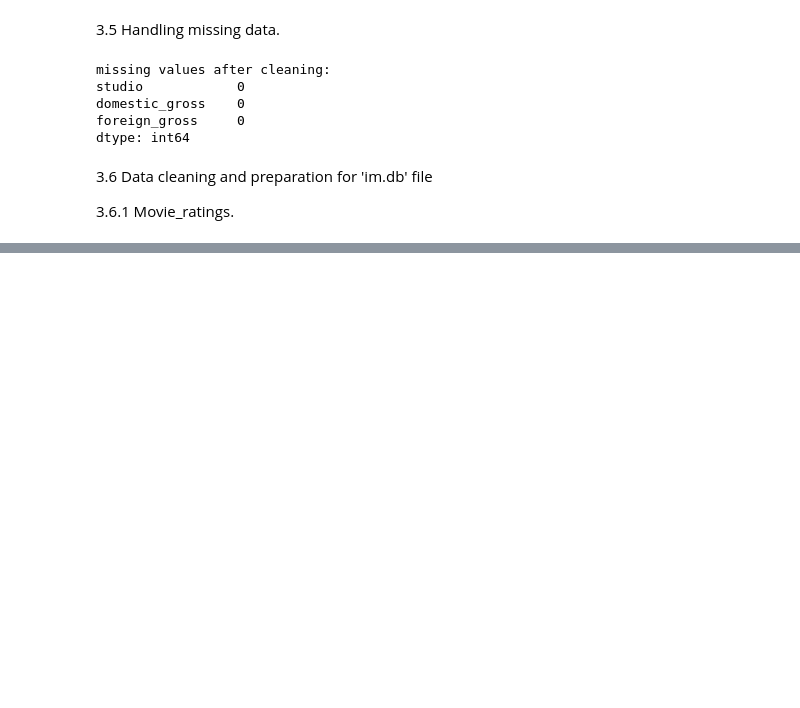
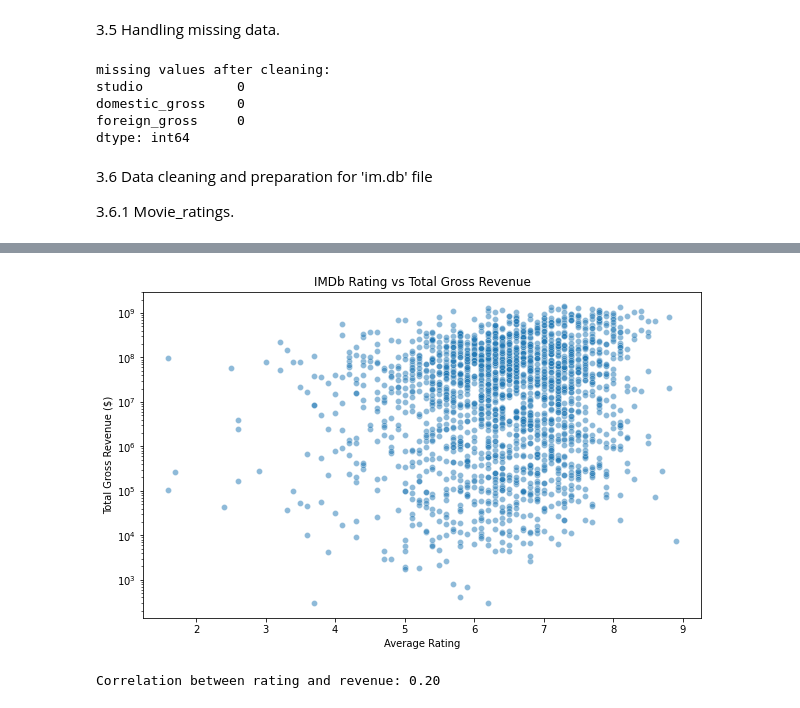
Before and after one commit to Dc-qwerty/Group-4-phase-2-project, a Jupyter notebook: newmoviestudio.ipynb, the cells around one changed output, grey strips where cells are left out. Drawn from its saved outputs; the diff is of its cells as text; code cells hidden in the pictures; blank space fills up the shorter version.

```diff
--- a/newmoviestudio.ipynb
+++ b/newmoviestudio.ipynb
@@ -497,0 +617,3 @@ Error:
+# %%
+# Load cleaned box office data
+bom_movies = pd.read_csv('Data_Folder/cleaned_bom_movie_gross.csv')
@@ -497,0 +644,7 @@ Error:
+# %%
+# Drop unnecessary columns and duplicates
+merged_data = merged_data.drop(columns=['clean_title', 'title', 'year'])
+merged_data = merged_data.drop_duplicates(subset=['movie_id'])
+
+print("Shape of final merged dataset:", merged_data.shape)
+print("\nColumns in final dataset:", merged_data.columns.tolist())
@@ -497,0 +862,8 @@ Error:
+# %%
+# Create rating tiers
+rating_data = merged_data.copy()
+rating_data['rating_tier'] = pd.cut(
+    rating_data['averagerating'],
+    bins=[0,5,6,7,8,10],
+    labels=['<5', '5-6', '6-7', '7-8', '8+']
+)
@@ -497,0 +891,17 @@ Error:
+# %%
+# Plot: IMDb Rating vs Revenue scatter
+plt.figure(figsize=(10,6))
+sns.scatterplot(x='averagerating', y='total_gross', data=rating_data, alpha=0.5)
+plt.yscale('log')
+plt.title('IMDb Rating vs Total Gross Revenue')
+plt.xlabel('Average Rating')
+plt.ylabel('Total Gross Revenue ($)')
+plt.show()
+# %% [output]
+[figure, added]
+# %%
+# Correlation
+corr = rating_data['averagerating'].corr(rating_data['total_gross'])
+print(f"Correlation between rating and revenue: {corr:.2f}")
+# %% [output]
+Correlation between rating and revenue: 0.20
```
Also changed, not shown: parts of 47 cells of this notebook.
